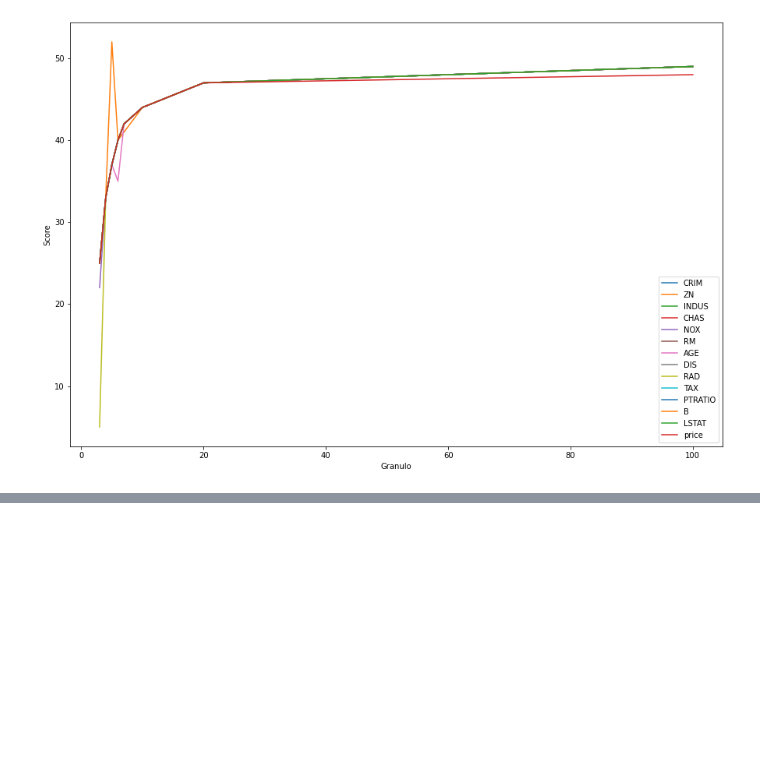
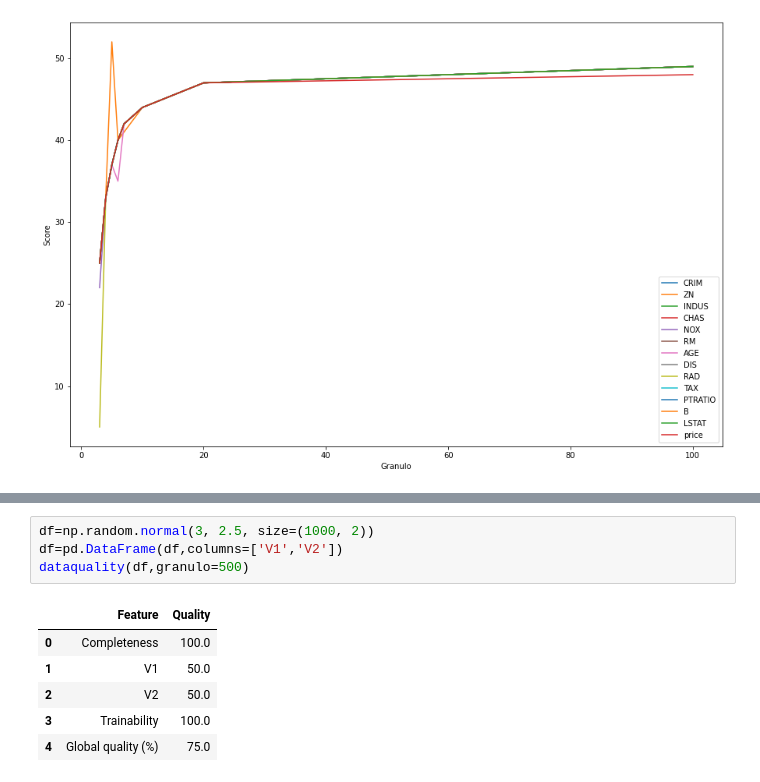
Before and after one commit to l0d0v1c/Data-quality-score, a Jupyter notebook: DQS.ipynb, the cells around one changed output, grey strips where cells are left out. Drawn from its saved outputs; the diff is of its cells as text; blank space fills up the shorter version.

```diff
--- a/DQS.ipynb
+++ b/DQS.ipynb
@@ -96,0 +108,11 @@ plt.legend()
+# %%
+df=np.random.normal(3, 2.5, size=(1000, 2))
+df=pd.DataFrame(df,columns=['V1','V2'])
+dataquality(df,granulo=500)
+# %% [output]
+|  | Feature | Quality |
+| 0 | Completeness | 100.0 |
+| 1 | V1 | 50.0 |
+| 2 | V2 | 50.0 |
+| 3 | Trainability | 100.0 |
+| 4 | Global quality (%) | 75.0 |
```
Also changed, not shown: parts of 1 cell of this notebook.
